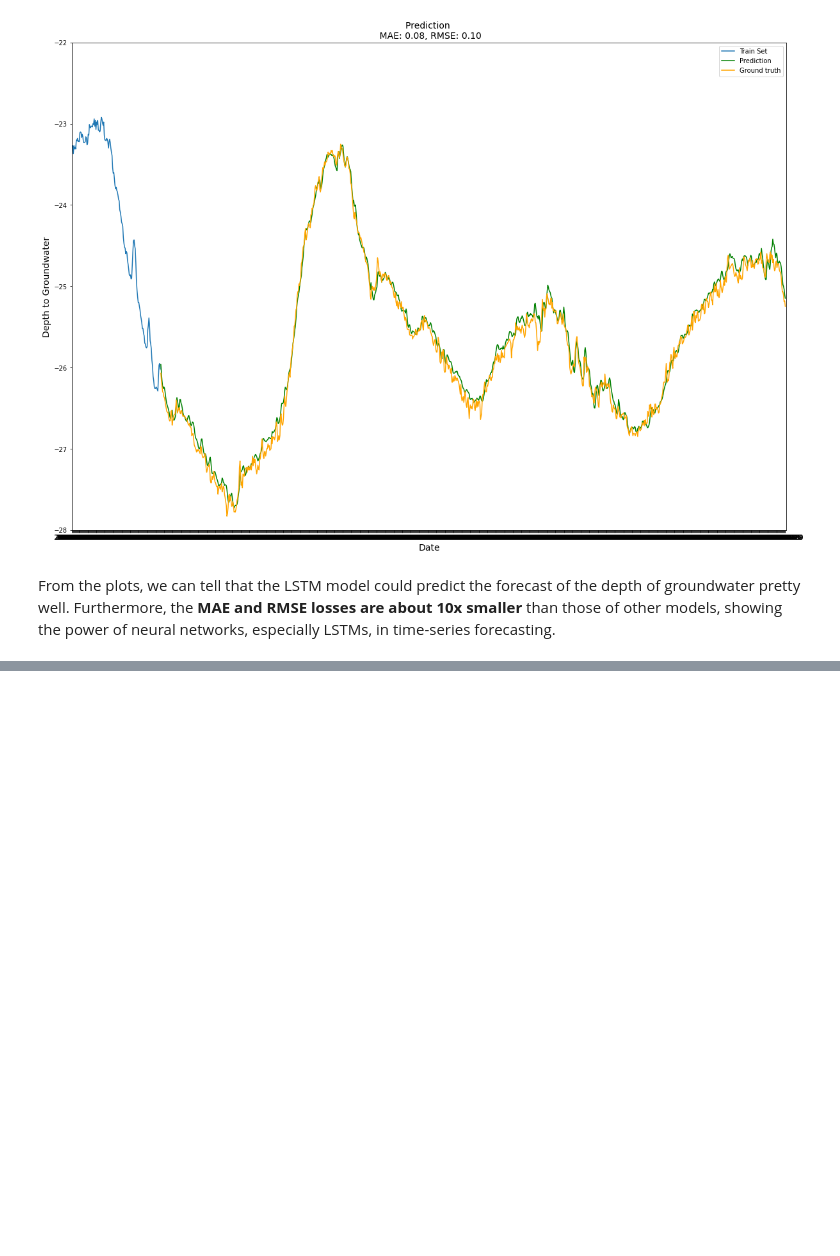
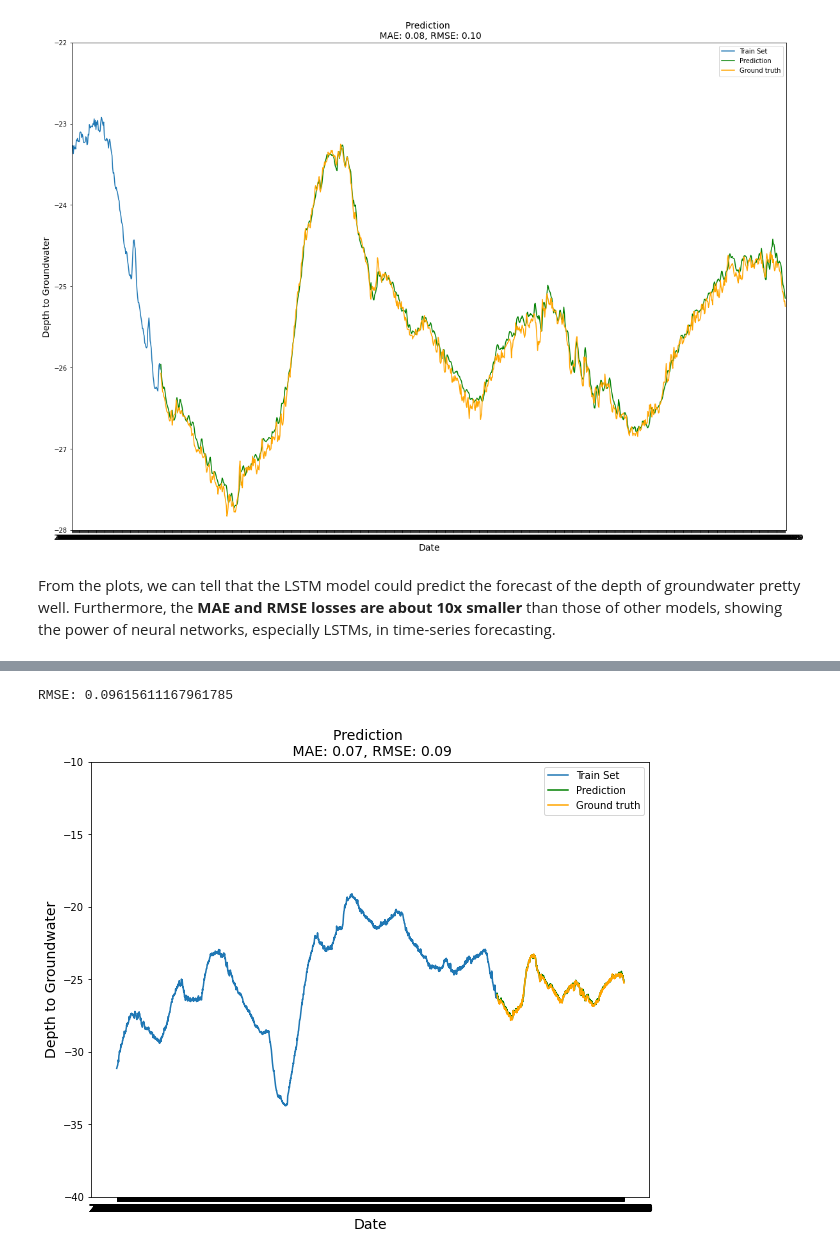
Before and after one commit to bkleck/WaterAnalytics, a Jupyter notebook: machine_learning.ipynb, the cells around one changed output, grey strips where cells are left out. Drawn from its saved outputs; the diff is of its cells as text; code cells hidden in the pictures; blank space fills up the shorter version.

Commit message:
2nd LSTM done

```diff
--- a/machine_learning.ipynb
+++ b/machine_learning.ipynb
@@ -612,0 +644,14 @@ From the plots, we can tell that the LSTM model could predict the forecast of th
+# %%
+# try playing around with the parameters to increase model performance
+
+model = Sequential()
+model.add(LSTM(units=128, return_sequences=True, input_shape=(30,13)))
+model.add(Dropout(0.2))
+model.add(LSTM(units=64, return_sequences=True))
+model.add(Dropout(0.2))
+model.add(LSTM(units=32))
+model.add(Dropout(0.2))
+model.add(Dense(1))
+model.compile(optimizer='adam', loss='mean_squared_error')
+
+model.fit(X_train_shape, y_train, epochs=300, batch_size=32)
@@ -612,0 +677,34 @@ From the plots, we can tell that the LSTM model could predict the forecast of th
+# %%
+# now we make predictions with our model on the test set
+test_predict = model.predict(X_test_shape)
+
+# invert predictions / remove normalization
+predictions = y_scaler.inverse_transform(test_predict)
+
+# find the RMSE and MAE scores
+score_rmse = np.sqrt(mean_squared_error(test['depth_p25'][30:], predictions[:,0]))
+score_mae = mean_absolute_error(test['depth_p25'][30:], predictions[:,0])
+print('RMSE: {}'.format(score_rmse))
+# %% [output]
+RMSE: 0.09615611167961785
+# %%
+x_train_ticks = df.head(train_size)['date']
+y_train = df.head(train_size)['depth_p25']
+x_test_ticks = df.tail(test_size)['date']
+y_test = df.tail(test_size)['depth_p25']
+
+# Plot the forecast
+f, ax = plt.subplots(1, figsize=(10, 8))
+
+sns.lineplot(x=x_train_ticks, y=y_train, ax=ax, label='Train Set')
+sns.lineplot(x=x_test_ticks, y=predictions[:,0], ax=ax, color='green', label='Prediction')
+sns.lineplot(x=x_test_ticks, y=y_test, ax=ax, color='orange', label='Ground truth')
+
+ax.set_title(f'Prediction \n MAE: {score_mae:.2f}, RMSE: {score_rmse:.2f}', fontsize=14)
+ax.set_xlabel(xlabel='Date', fontsize=14)
+ax.set_ylabel(ylabel='Depth to Groundwater', fontsize=14)
+ax.set_ylim([-40, -10])
+
+plt.show()
+# %% [output]
+[figure, added]
```
Also changed, not shown: parts of 6 cells of this notebook.
